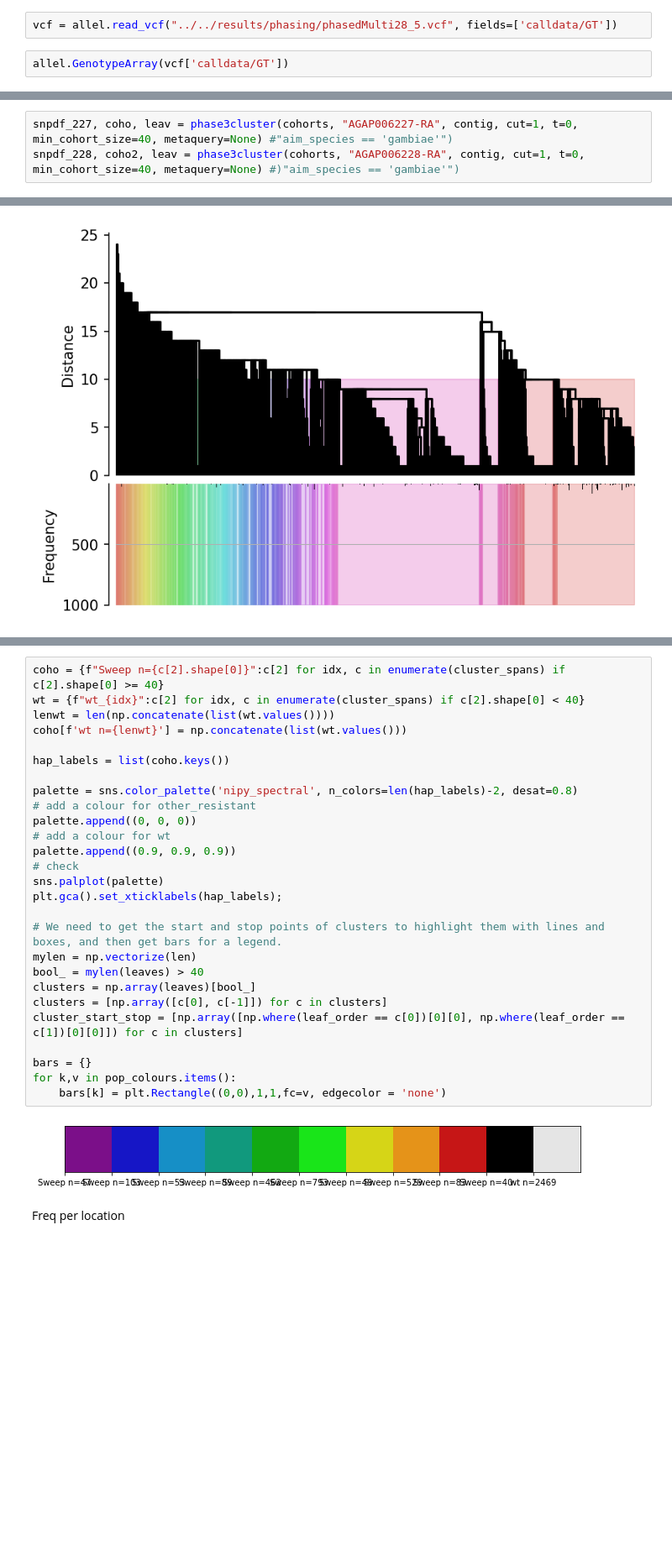
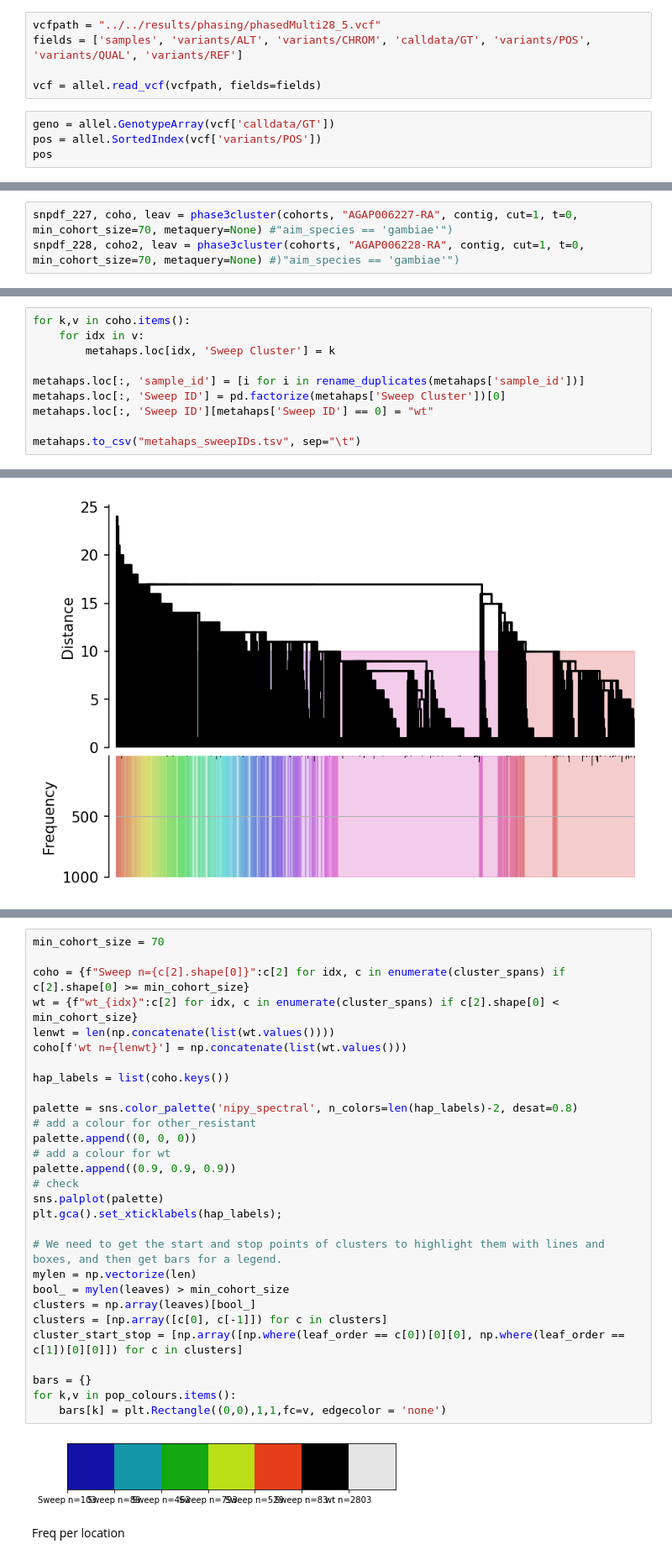
Before and after one commit to sanjaynagi/locusPocus, a Jupyter notebook: workflow/notebooks/HaplotypeClustering-COEAE1F_2F.ipynb, the cells around one changed output, grey strips where cells are left out. Shown: that part at 84% size. Drawn from its saved outputs; the diff is of its cells as text; blank space fills up the shorter version.

```diff
--- a/workflow/notebooks/HaplotypeClustering-COEAE1F_2F.ipynb
+++ b/workflow/notebooks/HaplotypeClustering-COEAE1F_2F.ipynb
@@ -12,5 +14,10 @@ import probetools as probe
 # %%
-vcf = allel.read_vcf("../../results/phasing/phasedMulti28_5.vcf", fields=['calldata/GT'])
+vcfpath = "../../results/phasing/phasedMulti28_5.vcf"
+fields = ['samples', 'variants/ALT', 'variants/CHROM', 'calldata/GT', 'variants/POS', 'variants/QUAL', 'variants/REF']
+
+vcf = allel.read_vcf(vcfpath, fields=fields)
 # %%
-allel.GenotypeArray(vcf['calldata/GT'])
+geno = allel.GenotypeArray(vcf['calldata/GT'])
+pos = allel.SortedIndex(vcf['variants/POS'])
+pos
 # %% [output]
@@ -266,6 +301,6 @@ gene = transcript.replace("-RA", "")
 # %%
-snpdf_227, coho, leav = phase3cluster(cohorts, "AGAP006227-RA", contig, cut=1, t=0, min_cohort_size=40, metaquery=None) #"aim_species == 'gambiae'")
-snpdf_228, coho2, leav = phase3cluster(cohorts, "AGAP006228-RA", contig, cut=1, t=0, min_cohort_size=40, metaquery=None) #)"aim_species == 'gambiae'")
+snpdf_227, coho, leav = phase3cluster(cohorts, "AGAP006227-RA", contig, cut=1, t=0, min_cohort_size=70, metaquery=None) #"aim_species == 'gambiae'")
+snpdf_228, coho2, leav = phase3cluster(cohorts, "AGAP006228-RA", contig, cut=1, t=0, min_cohort_size=70, metaquery=None) #)"aim_species == 'gambiae'")
 # %% [output]
 ['AG1000G-GH', 'AG1000G-ML-A', 'AG1000G-BF-A', 'AG1000G-BF-B', 'AG1000G-GN-A', 'AG1000G-GN-B', 'AG1000G-TZ', '1244-VO-GH-YAWSON-VMF00149', '1244-VO-GH-YAWSON-VMF00051', '1245-VO-CI-CONSTANT-VMF00054', ...
 Remapping haplotype alleles to match snp effect data...
@@ -292,0 +338,10 @@ Name: aim_species, dtype: int64
+# %%
+for k,v in coho.items():
+    for idx in v:
+        metahaps.loc[idx, 'Sweep Cluster'] = k
+
+metahaps.loc[:, 'sample_id'] = [i for i in rename_duplicates(metahaps['sample_id'])]
+metahaps.loc[:, 'Sweep ID'] = pd.factorize(metahaps['Sweep Cluster'])[0]
+metahaps.loc[:, 'Sweep ID'][metahaps['Sweep ID'] == 0] = "wt"
+
+metahaps.to_csv("metahaps_sweepIDs.tsv", sep="\t")
@@ -338,32 +380,34 @@ hap_labels
 # %%
-coho = {f"Sweep n={c[2].shape[0]}":c[2] for idx, c in enumerate(cluster_spans) if c[2].shape[0] >= 40}
-wt = {f"wt_{idx}":c[2] for idx, c in enumerate(cluster_spans) if c[2].shape[0] < 40}
+min_cohort_size = 70
+
+coho = {f"Sweep n={c[2].shape[0]}":c[2] for idx, c in enumerate(cluster_spans) if c[2].shape[0] >= min_cohort_size}
+wt = {f"wt_{idx}":c[2] for idx, c in enumerate(cluster_spans) if c[2].shape[0] < min_cohort_size}
 lenwt = len(np.concatenate(list(wt.values())))
 coho[f'wt n={lenwt}'] = np.concatenate(list(wt.values()))
 
 hap_labels = list(coho.keys())
 
 palette = sns.color_palette('nipy_spectral', n_colors=len(hap_labels)-2, desat=0.8)
 # add a colour for other_resistant
 palette.append((0, 0, 0))
 # add a colour for wt
 palette.append((0.9, 0.9, 0.9))
 # check
 sns.palplot(palette)
 plt.gca().set_xticklabels(hap_labels);
 
 # We need to get the start and stop points of clusters to highlight them with lines and boxes, and then get bars for a legend.
 mylen = np.vectorize(len)
-bool_ = mylen(leaves) > 40
+bool_ = mylen(leaves) > min_cohort_size
 clusters = np.array(leaves)[bool_]
 clusters = [np.array([c[0], c[-1]]) for c in clusters]
 cluster_start_stop = [np.array([np.where(leaf_order == c[0])[0][0], np.where(leaf_order == c[1])[0][0]]) for c in clusters]
 
 bars = {}
 for k,v in pop_colours.items():
     bars[k] = plt.Rectangle((0,0),1,1,fc=v, edgecolor = 'none')
 # %% [output]
-[figure, old version]
+[figure, new version]
 # %% [markdown]
 Freq per location
 # %%
```
Also changed, not shown: parts of 18 cells of this notebook, 15 other files.
